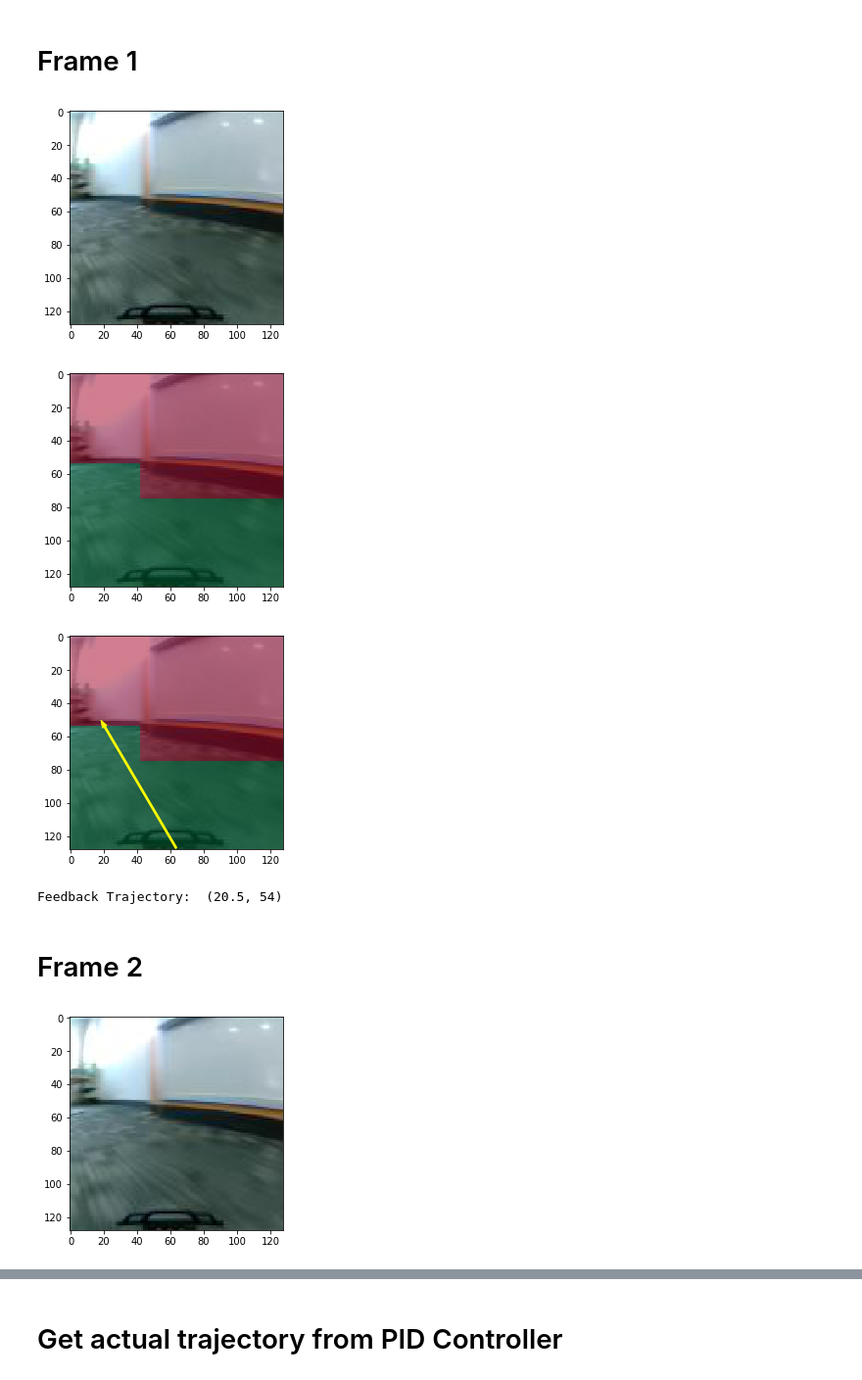
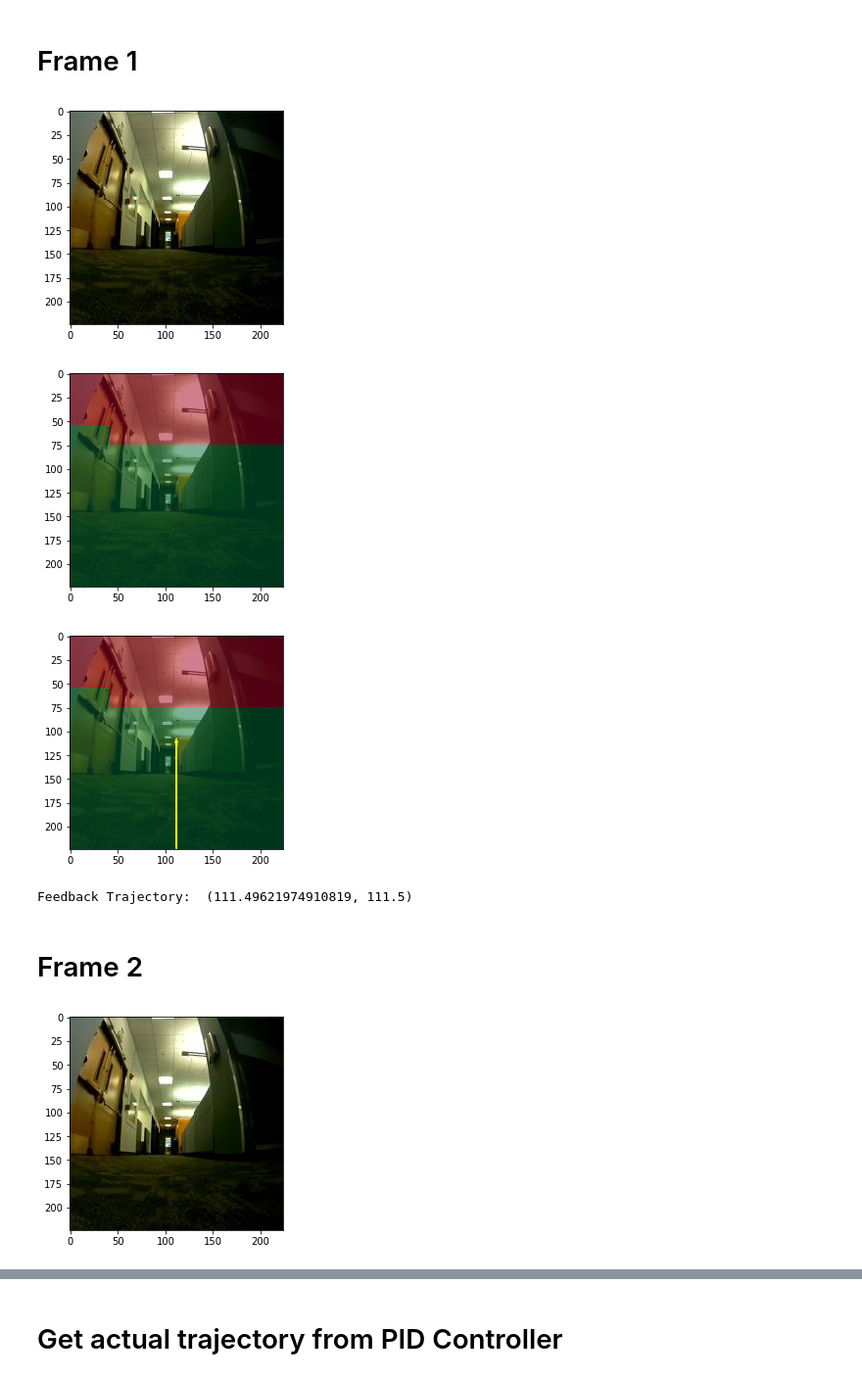
Before and after one commit to sfarhat/donkey-car-controller, a Jupyter notebook: pid.ipynb, the cells around one changed output, grey strips where cells are left out. Shown: that part at 98% size. Saved outputs shown, nothing was run; the diff lists cells and outputs as text; code cells hidden in the pictures.

Commit message:
moved camera lower, 224x224 images for training set

```diff
--- a/pid.ipynb
+++ b/pid.ipynb
@@ -51,20 +52,20 @@ def get_arrow_info(trajectory, center):
 # %% [markdown]
 # Frame 1
 # %%
-img1 = mpimg.imread("../donkey_car/tub/273_cam-image_array_.jpg")
+img1 = mpimg.imread("../donkey_car/tub3/tub/567_cam-image_array_.jpg")
 imgplot = plt.imshow(img1)
 plt.show()
 # %% [output]
-[figure, old version]
+[figure, new version]
 # %%
 # Constructing approximate bitmap for now, this step will be replaced with MACHINE LEARNING
 
-mask1 = np.zeros((128, 128))
+mask1 = np.zeros((IMAGE_DIM, IMAGE_DIM))
 left_wall = 0
 right_wall = 0
 sky = 75
-for i in np.arange(128):
-    for j in np.arange(128):
+for i in np.arange(IMAGE_DIM):
+    for j in np.arange(IMAGE_DIM):
         if j < left_wall or j > IMAGE_DIM - right_wall or i < sky:
             mask1[i][j] = 0
         else:
@@ -78,11 +79,11 @@ plt.imshow(mask1, cmap = "RdYlGn",  interpolation='none')
 plt.imshow(img1, alpha = 0.5)
 plt.show()
 # %% [output]
-[figure, old version]
+[figure, new version]
 # %%
 # Get and plot trajectory
 
-feedback_trajectory, feedback_center = get_trajectory(mask1, 1.0001)
+feedback_trajectory, feedback_center = get_trajectory(mask1, 0.92)
 x1, y1, dx1, dy1 = get_arrow_info(feedback_trajectory, feedback_center)
 plt.figure()
 plt.arrow(x1, y1, dx1, dy1, width = 1, color = "yellow")
@@ -92,16 +93,16 @@ plt.show()
 
 print("Feedback Trajectory: ", feedback_trajectory)
 # %% [output]
-[figure, old version]
+[figure, new version]
-Feedback Trajectory:  (20.5, 54)
+Feedback Trajectory:  (111.49621974910819, 111.5)
 # %% [markdown]
 # Frame 2
 # %%
-img2 = mpimg.imread("../donkey_car/tub/274_cam-image_array_.jpg")
+img2 = mpimg.imread("../donkey_car/tub3/tub/568_cam-image_array_.jpg")
 img2plot = plt.imshow(img2)
 plt.show()
 # %% [output]
-[figure, old version]
+[figure, new version]
 # %%
 # Constructing approximate bitmap for now, this step will be replaced with MACHINE LEARNING
 
```
Also changed, not shown: parts of 16 cells of this notebook, 1 other file.
